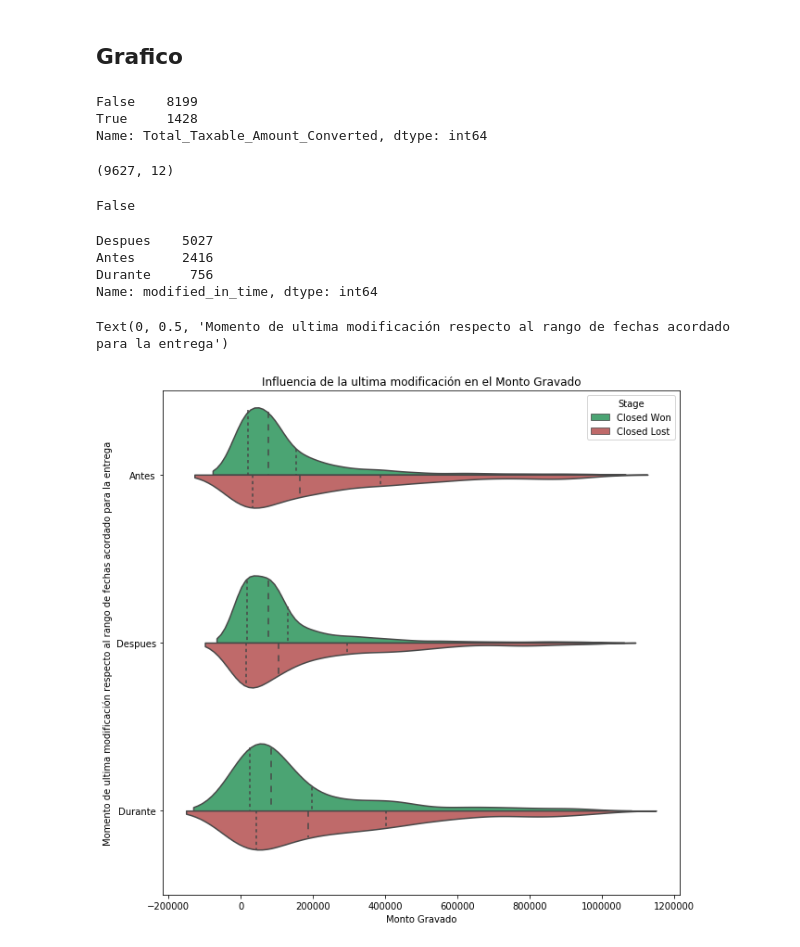
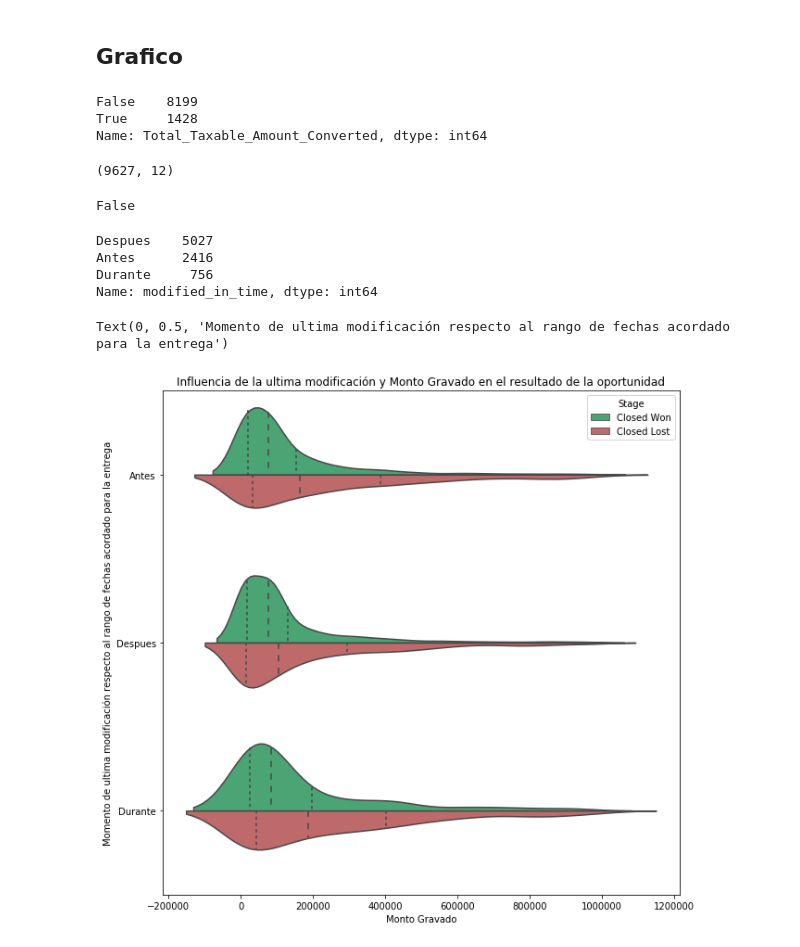
Before and after one commit to RenzoJacinto/TP1-Datos, a Jupyter notebook: visu.ipynb, the cells around one changed output. Cells and saved outputs as stored; diff of their text form; code cells hidden in the pictures.

```diff
--- a/visu.ipynb
+++ b/visu.ipynb
@@ -200,31 +200,31 @@ by_region = by_region.sort_values('Stage', ascending = False)
 # %%
 import seaborn as sns
 import matplotlib.pyplot as plt
 
 datos.replace([np.inf, -np.inf], np.nan, inplace=True)
 datos.dropna(subset=['Total_Taxable_Amount_Converted'], inplace=True)
 display((datos.Total_Taxable_Amount_Converted>1e6).value_counts())
 display(datos.shape)
 display(datos.modified_in_time.hasnans)
 aux = datos[datos.Total_Taxable_Amount_Converted<1e6]
 display(aux.modified_in_time.value_counts())
 pal = {'Closed Won': 'mediumseagreen', 'Closed Lost': 'indianred'}
 
 fig, ax = plt.subplots(figsize = (10, 10))
-plt.title('Influencia de la ultima modificación en el Monto Gravado')
+plt.title('Influencia de la ultima modificación y Monto Gravado en el resultado de la oportunidad')
 sns.violinplot( y='modified_in_time', x='Total_Taxable_Amount_Converted', hue = 'Stage', data=aux, split=True,  inner="quartile", palette=pal)
 
 ax.set_xlabel('Monto Gravado')
 ax.set_ylabel('Momento de ultima modificación respecto al rango de fechas acordado para la entrega')
 # %% [output]
 False    8199
 True     1428
 Name: Total_Taxable_Amount_Converted, dtype: int64
 (9627, 12)
 False
 Despues    5027
 Antes      2416
 Durante     756
 Name: modified_in_time, dtype: int64
 Text(0, 0.5, 'Momento de ultima modificación respecto al rango de fechas acordado para la entrega')
-[figure, old version]
+[figure, new version]
```
